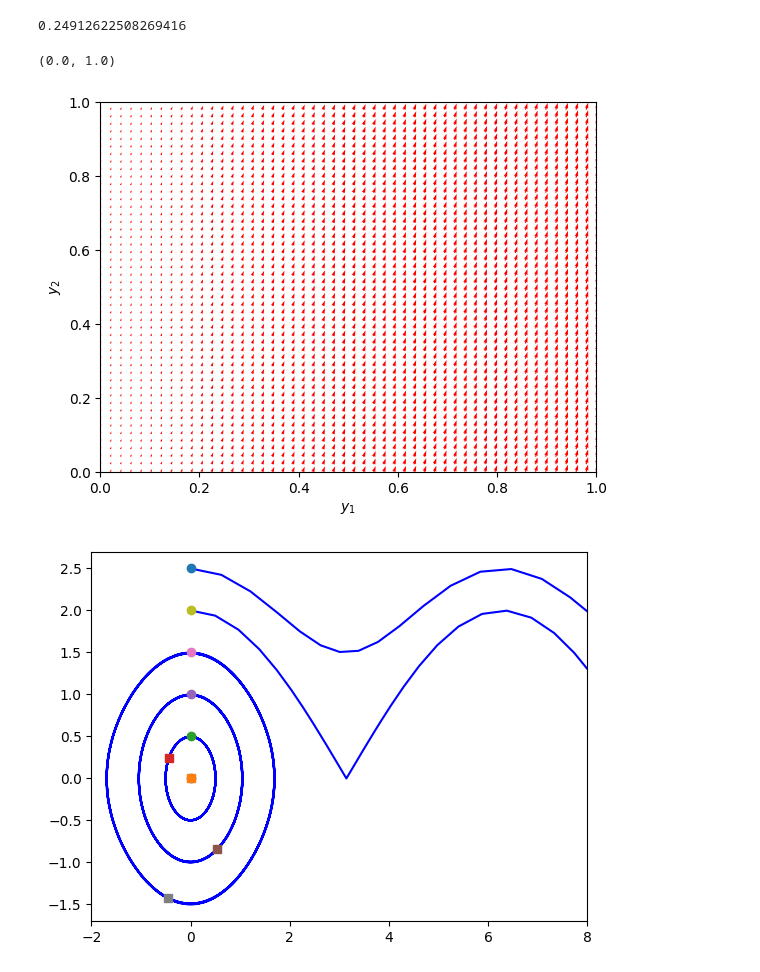
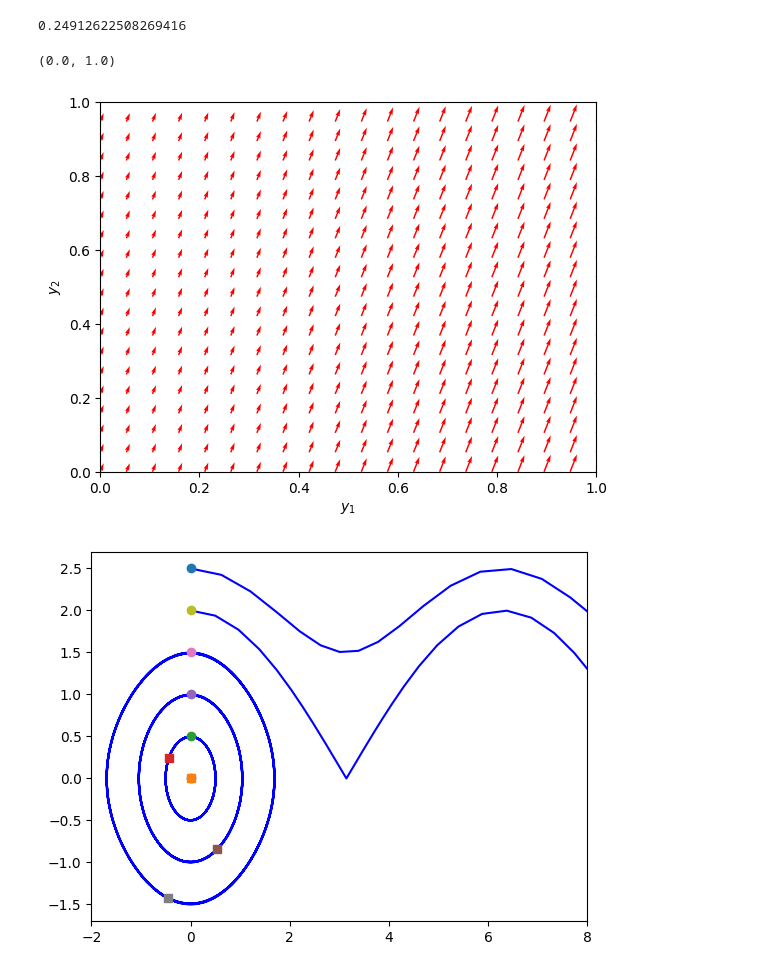
Before and after one commit to joaovictorbo/EDO-SISTEM-SOLVER, a Jupyter notebook: view.ipynb, the cells around one changed output. Cells and saved outputs as stored; diff of their text form; code cells hidden in the pictures.

```diff
--- a/view.ipynb
+++ b/view.ipynb
@@ -254,35 +254,35 @@ def f(Y, t):
     y1, y2 = Y
     return [y2, -np.sin(y1)]
 
-y1 = np.linspace(0, 1, 20)
+y1 = np.linspace(0, 20, 20)
 y2 = np.linspace(0, 1, 20)
 
 Y1, Y2 = np.meshgrid(y1, y2)
 
 t = 0
 
 u, v = np.zeros(Y1.shape), np.zeros(Y2.shape)
 
 NI, NJ = Y1.shape
 
 for i in range(NI):
     for j in range(NJ):
         x = Y1[i, j]
         y = Y2[i, j]
         u[i,j] = sol[j][0]
         v[i,j] = sol[j][1]
 
 
 Q = plt.quiver(Y1, Y2, u, v, color='r')
 
 plt.xlabel('$y_1$')
 plt.ylabel('$y_2$')
 plt.xlim([0, 1])
 plt.ylim([0, 1])
 # %% [output]
 0.24912622508269416
 (0.0, 1.0)
-[figure, old version]
+[figure, new version]
 # %%
 from scipy.integrate import odeint
 
```
Also changed, not shown: 1 other file.
